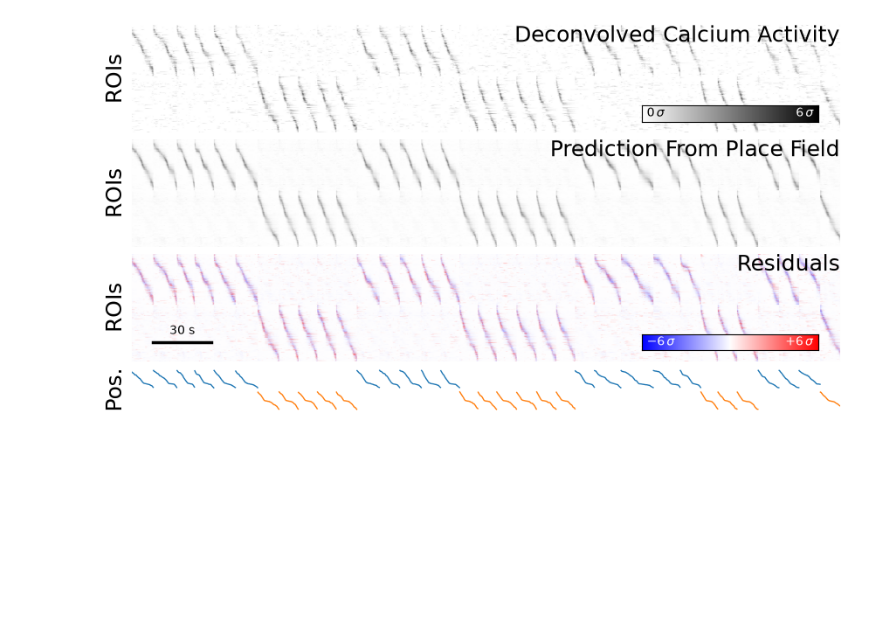
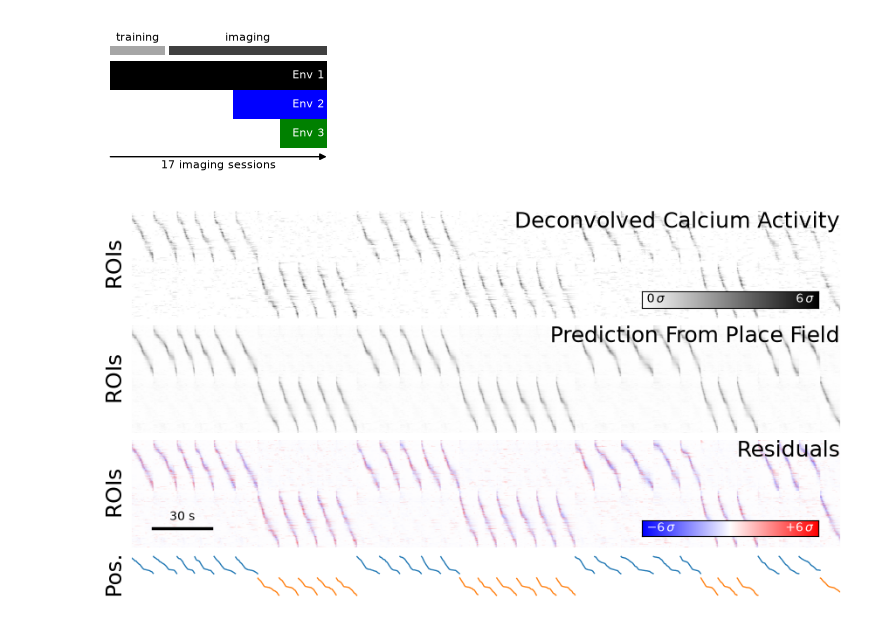
Before and after one commit to landoskape/vrAnalysis, a Jupyter notebook: dimensionality_manuscript/dim_intro_primary.ipynb, the cells around one changed output. Cells and saved outputs as stored; diff of their text form; code cells hidden in the pictures; blank space fills up the shorter version.

```diff
--- a/dimensionality_manuscript/dim_intro_primary.ipynb
+++ b/dimensionality_manuscript/dim_intro_primary.ipynb
@@ -72,3 +73,27 @@ HBox(children=(VBox(children=(VBox(children=(HTML(value='<b>Parameters</b>'), Fl
+# %%
+from dimensionality_manuscript.figure_scripts.figure1 import experiment_timeline
+
+return_syd_viewer = False
+fig = experiment_timeline(
+    sessions,
+    mouse="ATL022",
+    env_bar_gap=0.0,
+    num_training=6,
+    figsize=(2.25, 1.5),
+    fontsize=8,
+    return_syd_viewer=return_syd_viewer,
+)
+if return_syd_viewer:
+    fig.show()
+
+else:
+    plt.show()
+
+    save = True
+    if save:
+        save_figure(fig, figure_path / "experiment_timeline")
+# %% [output]
+[figure, added]
 # %%
 mouse_name = "ATL027"
 date = "2023-07-27"
```
Also changed, not shown: parts of 2 cells of this notebook, 6 other files.
